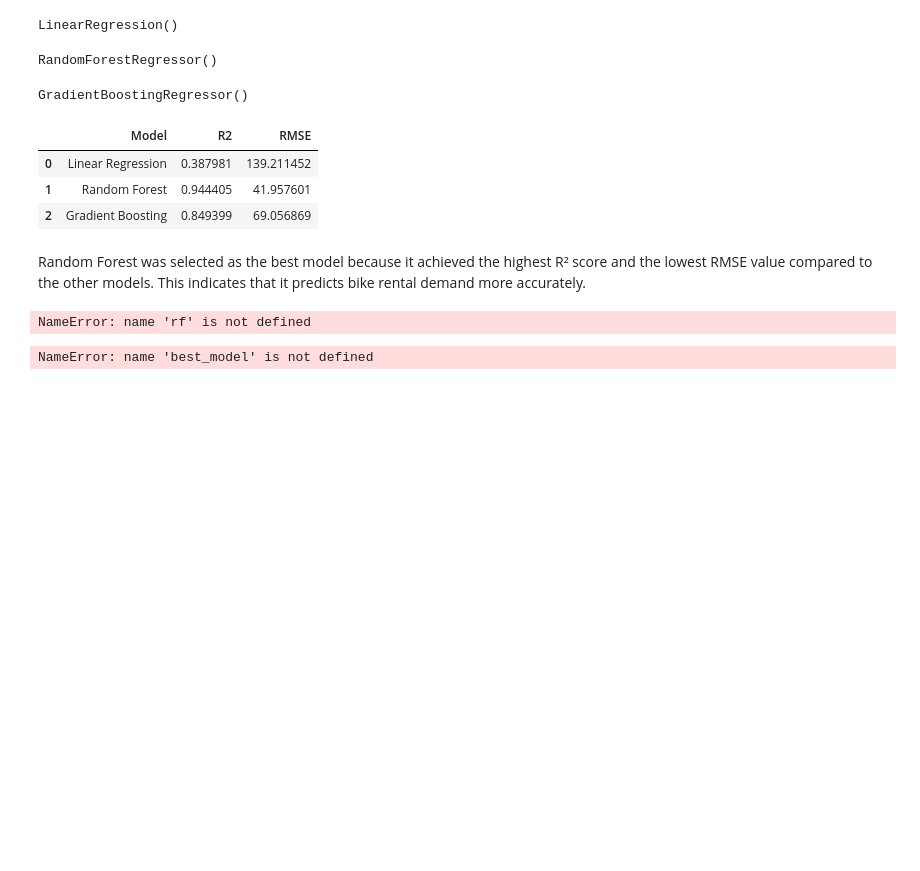
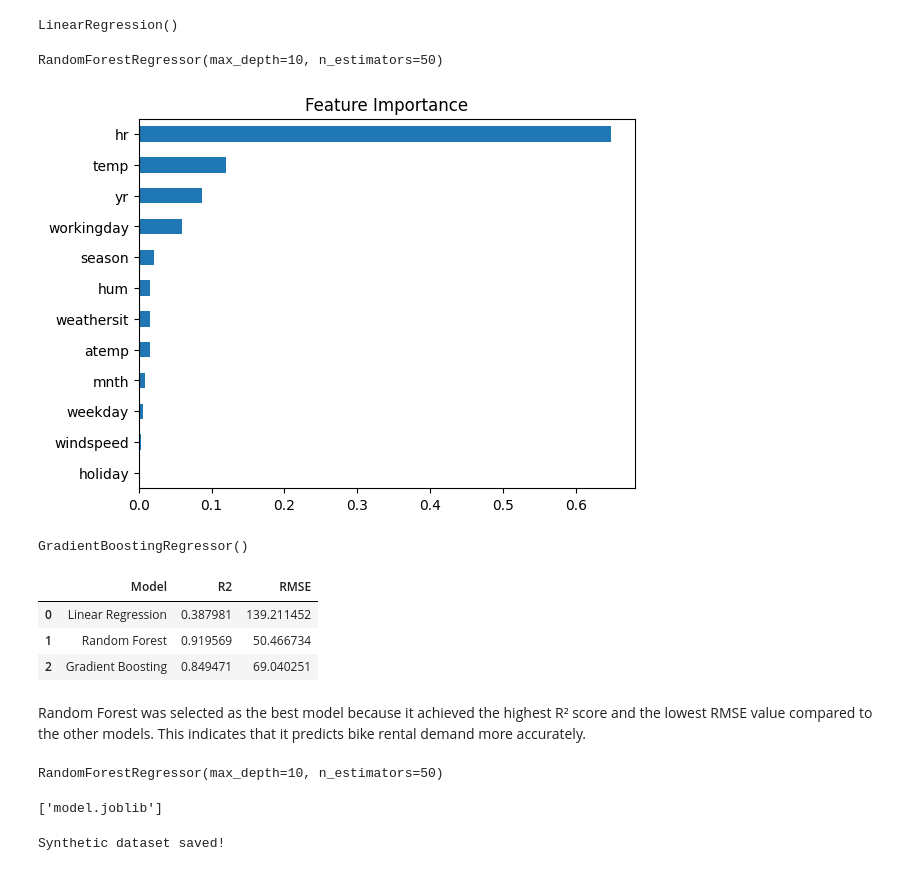
Before and after one commit to JasmineVisser/practicum-2.1, a Jupyter notebook: Practicum.ipynb, the cells around one changed output. Drawn from its saved outputs; the diff is of its cells as text; code cells hidden in the pictures; blank space fills up the shorter version.

```diff
--- a/Practicum.ipynb
+++ b/Practicum.ipynb
@@ -152,11 +169,23 @@ LinearRegression()
 # %%
 from sklearn.ensemble import RandomForestRegressor
 
-rf = RandomForestRegressor()
+rf = RandomForestRegressor(
+    n_estimators=50,
+    max_depth=10
+)
 
 rf.fit(X_train, y_train)
 # %% [output]
-RandomForestRegressor()
+RandomForestRegressor(max_depth=10, n_estimators=50)
+# %%
+rf.feature_importances_
+
+importances = pd.Series(rf.feature_importances_, index=X.columns)
+importances.sort_values().plot(kind="barh")
+plt.title("Feature Importance")
+plt.show()
+# %% [output]
+[figure, added]
 # %%
 from sklearn.ensemble import GradientBoostingRegressor
 
@@ -191,8 +220,8 @@ results
 # %% [output]
 |  | Model | R2 | RMSE |
 | 0 | Linear Regression | 0.387981 | 139.211452 |
-| 1 | Random Forest | 0.944405 | 41.957601 |
-| 2 | Gradient Boosting | 0.849399 | 69.056869 |
+| 1 | Random Forest | 0.919569 | 50.466734 |
+| 2 | Gradient Boosting | 0.849471 | 69.040251 |
 # %% [markdown]
 Random Forest was selected as the best model because it achieved the
 highest R² score and the lowest RMSE value compared to the other
@@ -203,10 +232,10 @@ best_model = rf
 
 best_model.fit(X_train, y_train)
 # %% [output]
-NameError: name 'rf' is not defined
+RandomForestRegressor(max_depth=10, n_estimators=50)
 # %%
 import joblib
 
-joblib.dump(best_model,"model.joblib")
+joblib.dump(best_model, "model.joblib", compress=3)
 # %% [output]
-NameError: name 'best_model' is not defined
+['model.joblib']
@@ -212,0 +263,8 @@ NameError: name 'best_model' is not defined
+# %%
+model = joblib.load("model.joblib")
+synthetic_data["cnt"] = model.predict(synthetic_data)
+
+synthetic_data.to_csv("synthetic_bike_data.csv", index=False)
+print("Synthetic dataset saved!")
+# %% [output]
+Synthetic dataset saved!
```
Also changed, not shown: parts of 11 cells of this notebook, 3 other files.
